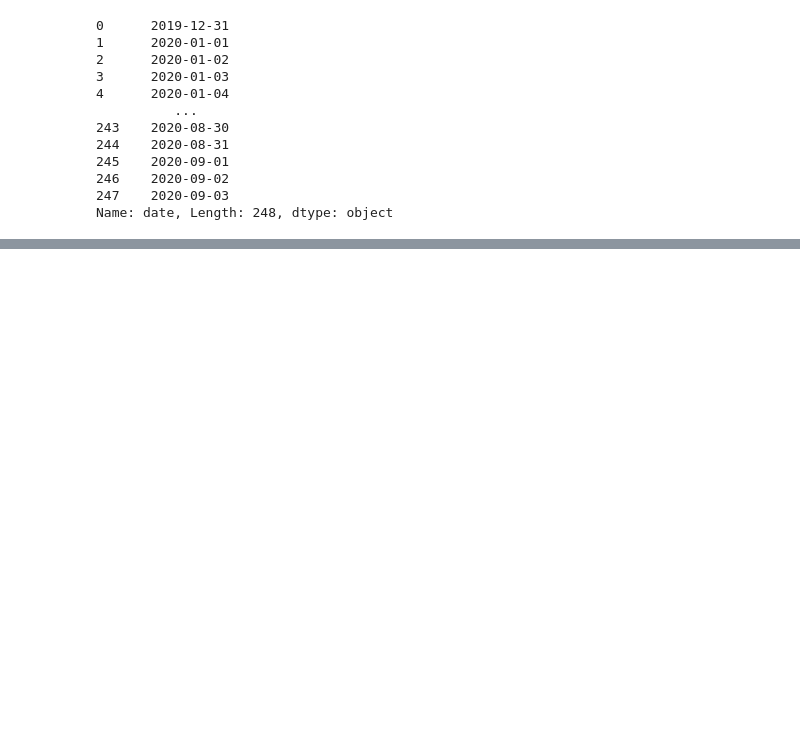
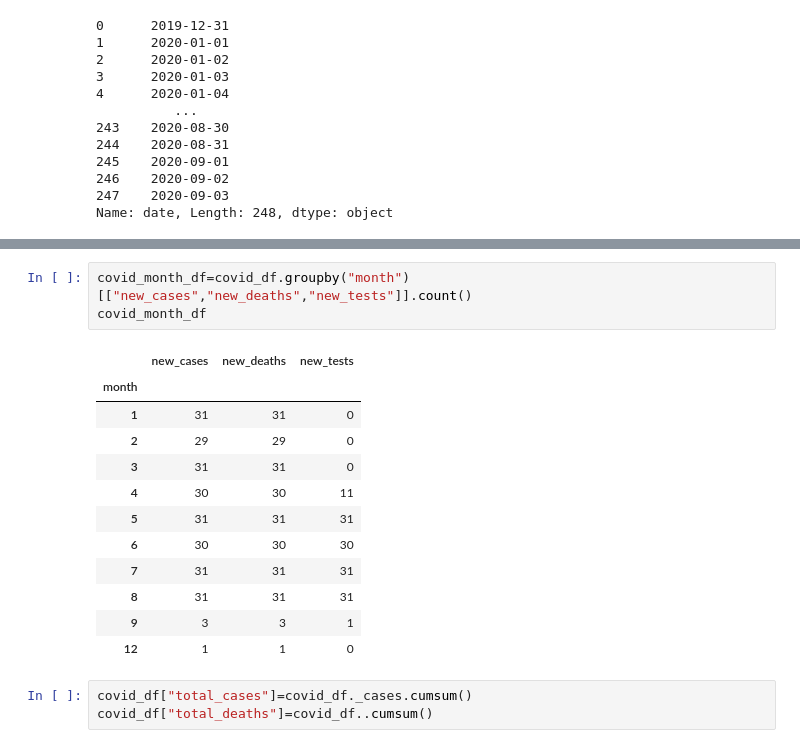
Before and after one commit to kmashfaque/panda, a Jupyter notebook: panda practice/Untitled.ipynb, the cells around one changed output, grey strips where cells are left out. Drawn from its saved outputs; the diff is of its cells as text; blank space fills up the shorter version.

```diff
--- a/panda practice/Untitled.ipynb
+++ b/panda practice/Untitled.ipynb
@@ -193,0 +223,19 @@ Name: date, Length: 248, dtype: datetime64[ns]
+# %%
+covid_month_df=covid_df.groupby("month")[["new_cases","new_deaths","new_tests"]].count()
+covid_month_df
+# %% [output]
+|  | new_cases | new_deaths | new_tests |
+| month |  |  |  |
+| 1 | 31 | 31 | 0 |
+| 2 | 29 | 29 | 0 |
+| 3 | 31 | 31 | 0 |
+| 4 | 30 | 30 | 11 |
+| 5 | 31 | 31 | 31 |
+| 6 | 30 | 30 | 30 |
+| 7 | 31 | 31 | 31 |
+| 8 | 31 | 31 | 31 |
+| 9 | 3 | 3 | 1 |
+| 12 | 1 | 1 | 0 |
+# %%
+covid_df["total_cases"]=covid_df._cases.cumsum()
+covid_df["total_deaths"]=covid_df..cumsum()
```
Also changed, not shown: parts of 8 cells of this notebook.
